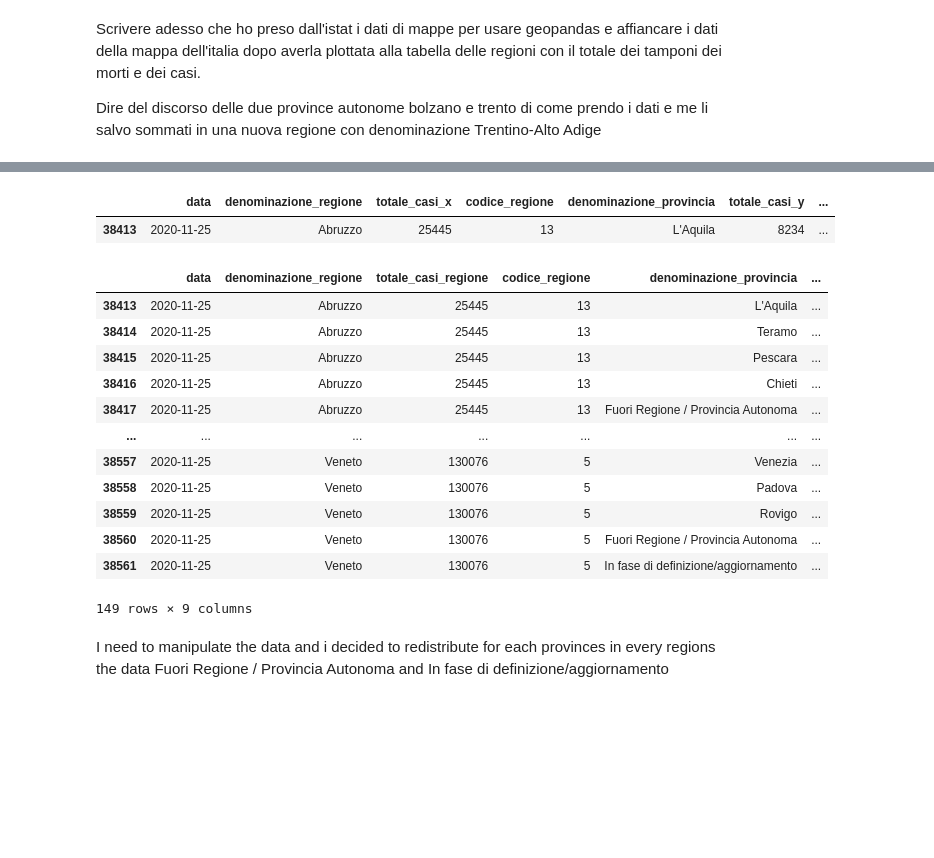
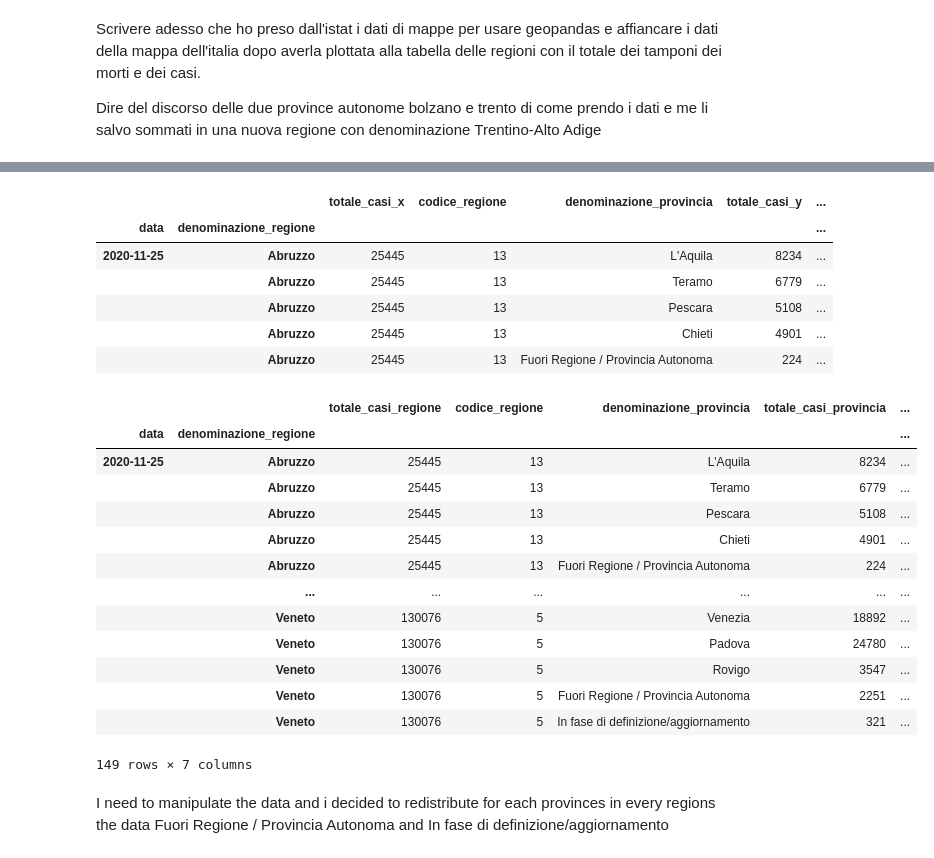
Before and after one commit to iacopoerpichini/AAGM, a Jupyter notebook: Erpichini.ipynb, the cells around one changed output, grey strips where cells are left out. Cells and saved outputs as stored; diff of their text form; code cells hidden in the pictures; blank space fills up the shorter version.

```diff
--- a/Erpichini.ipynb
+++ b/Erpichini.ipynb
@@ -614,29 +626,37 @@ merged = pd.merge(data_from_regions2, data_from_provinces, on=["denominazione_re
 #eliminare righe con in denominazione_provincia = In fase di definizione/aggiornamento
 # select the last "data" because the fields "totale_casi", "tamponi", "deceduti" are cumulative
 data_from_provinces = merged.loc[df_provinces.data == merged.iloc[[-1]]["data"].item()]
-data_from_provinces.head(1)
+# use hierarc
+data_from_provinces.set_index(["data", "denominazione_regione"], inplace=True)
+data_from_provinces.head()
 # %% [output]
-|  | data | denominazione_regione | totale_casi_x | codice_regione | denominazione_provincia | totale_casi_y | ... |
-| 38413 | 2020-11-25 | Abruzzo | 25445 | 13 | L'Aquila | 8234 | ... |
+|  |  | totale_casi_x | codice_regione | denominazione_provincia | totale_casi_y | ... |
+| data | denominazione_regione |  |  |  |  | ... |
+| 2020-11-25 | Abruzzo | 25445 | 13 | L'Aquila | 8234 | ... |
+|  | Abruzzo | 25445 | 13 | Teramo | 6779 | ... |
+|  | Abruzzo | 25445 | 13 | Pescara | 5108 | ... |
+|  | Abruzzo | 25445 | 13 | Chieti | 4901 | ... |
+|  | Abruzzo | 25445 | 13 | Fuori Regione / Provincia Autonoma | 224 | ... |
 # %%
 # rename the column of merged information
-data_from_provinces.columns = ["data", "denominazione_regione","totale_casi_regione", "codice_regione",
+data_from_provinces.columns = ["totale_casi_regione", "codice_regione",
                   "denominazione_provincia", "totale_casi_provincia", "codice_provincia",
                   "lat_prov", "long_prov"]
 display(data_from_provinces)
 # %% [output]
-|  | data | denominazione_regione | totale_casi_regione | codice_regione | denominazione_provincia | ... |
-| 38413 | 2020-11-25 | Abruzzo | 25445 | 13 | L'Aquila | ... |
-| 38414 | 2020-11-25 | Abruzzo | 25445 | 13 | Teramo | ... |
-| 38415 | 2020-11-25 | Abruzzo | 25445 | 13 | Pescara | ... |
-| 38416 | 2020-11-25 | Abruzzo | 25445 | 13 | Chieti | ... |
-| 38417 | 2020-11-25 | Abruzzo | 25445 | 13 | Fuori Regione / Provincia Autonoma | ... |
-| ... | ... | ... | ... | ... | ... | ... |
-| 38557 | 2020-11-25 | Veneto | 130076 | 5 | Venezia | ... |
-| 38558 | 2020-11-25 | Veneto | 130076 | 5 | Padova | ... |
-| 38559 | 2020-11-25 | Veneto | 130076 | 5 | Rovigo | ... |
-| 38560 | 2020-11-25 | Veneto | 130076 | 5 | Fuori Regione / Provincia Autonoma | ... |
-| 38561 | 2020-11-25 | Veneto | 130076 | 5 | In fase di definizione/aggiornamento | ... |
+|  |  | totale_casi_regione | codice_regione | denominazione_provincia | totale_casi_provincia | ... |
+| data | denominazione_regione |  |  |  |  | ... |
+| 2020-11-25 | Abruzzo | 25445 | 13 | L'Aquila | 8234 | ... |
+|  | Abruzzo | 25445 | 13 | Teramo | 6779 | ... |
+|  | Abruzzo | 25445 | 13 | Pescara | 5108 | ... |
+|  | Abruzzo | 25445 | 13 | Chieti | 4901 | ... |
+|  | Abruzzo | 25445 | 13 | Fuori Regione / Provincia Autonoma | 224 | ... |
+|  | ... | ... | ... | ... | ... | ... |
+|  | Veneto | 130076 | 5 | Venezia | 18892 | ... |
+|  | Veneto | 130076 | 5 | Padova | 24780 | ... |
+|  | Veneto | 130076 | 5 | Rovigo | 3547 | ... |
+|  | Veneto | 130076 | 5 | Fuori Regione / Provincia Autonoma | 2251 | ... |
+|  | Veneto | 130076 | 5 | In fase di definizione/aggiornamento | 321 | ... |
-149 rows × 9 columns
+149 rows × 7 columns
 # %% [markdown]
  I need to manipulate the data and i decided to redistribute for each provinces in every regions the data  Fuori Regione / Provincia Autonoma and In fase di definizione/aggiornamento
```
Also changed, not shown: parts of 16 cells of this notebook.
